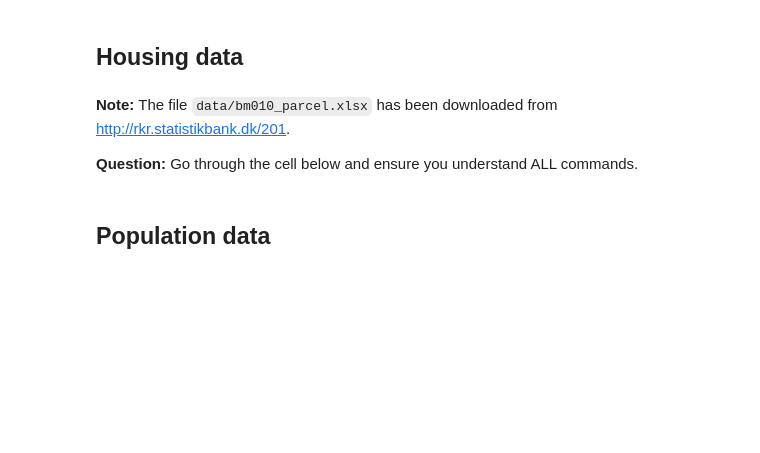
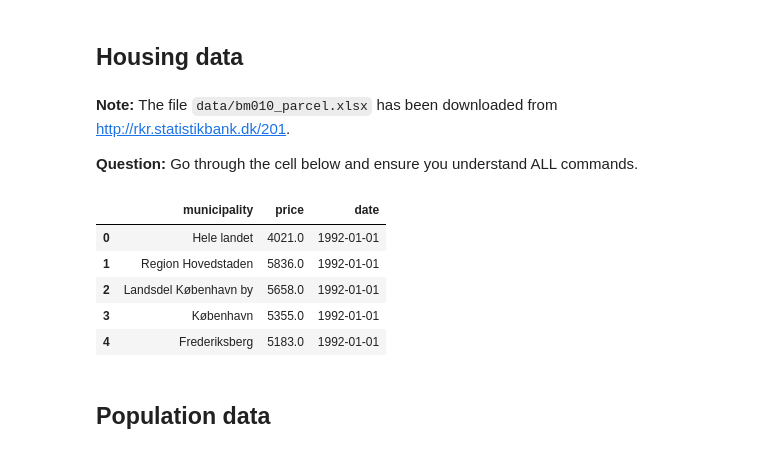
Before and after one commit to NumEconCopenhagen/IntroProg-exercises, a Jupyter notebook: PS4/problem_set_4.ipynb, the cells around one changed output. Drawn from its saved outputs; the diff is of its cells as text; code cells hidden in the pictures; blank space fills up the shorter version.

```diff
--- a/PS4/problem_set_4.ipynb
+++ b/PS4/problem_set_4.ipynb
@@ -141,34 +165,43 @@ del prices['Unnamed: 1']
 time_dict = {}
 for y in range(1992,2021+1):
     for k in range(1,4+1):
         str_from = f'{y}K{k}'
         str_to   = f'price{y}{k}'
         time_dict[str_from] = str_to
 prices = prices.rename(columns = time_dict)
 
 # d. drop missing
 prices = prices.dropna()
 
 # e. convert to long
 prices_long = pd.wide_to_long(prices, stubnames='price', i='municipality', j='year_quarter')
 prices_long.reset_index(inplace=True)
 
 # f. drop missing and convert to float
 I = prices_long.loc[prices_long.price == '..']
 prices_long.drop(I.index, inplace=True)
 prices_long.price = prices_long.price.astype('float')
 
 # g. create date variable
 prices_long['d'] = (prices_long.year_quarter.astype(str).str[:4] # grab the year, first four digits
           + 'Q' # add the letter Q
           + prices_long.year_quarter.astype(str).str[4]) # the quarter (fifth digit)
-prices_long['date'] = pd.to_datetime(prices_long.d)
+prices_long['date'] = pd.PeriodIndex(prices_long.d,freq='Q').to_timestamp() # Convert to datetime
+# prices_long['date'] = pd.to_datetime(prices_long.d) This works just as well but throws a warning
+
 
 # h. cleanup
 del prices_long['year_quarter']
 del prices_long['d']
 
 prices_long.head()
+# %% [output]
+|  | municipality | price | date |
+| 0 | Hele landet | 4021.0 | 1992-01-01 |
+| 1 | Region Hovedstaden | 5836.0 | 1992-01-01 |
+| 2 | Landsdel København by | 5658.0 | 1992-01-01 |
+| 3 | København | 5355.0 | 1992-01-01 |
+| 4 | Frederiksberg | 5183.0 | 1992-01-01 |
 # %% [markdown]
 ## Population data
 # %% [markdown]
```
Also changed, not shown: parts of 16 cells of this notebook, 15 other files.
